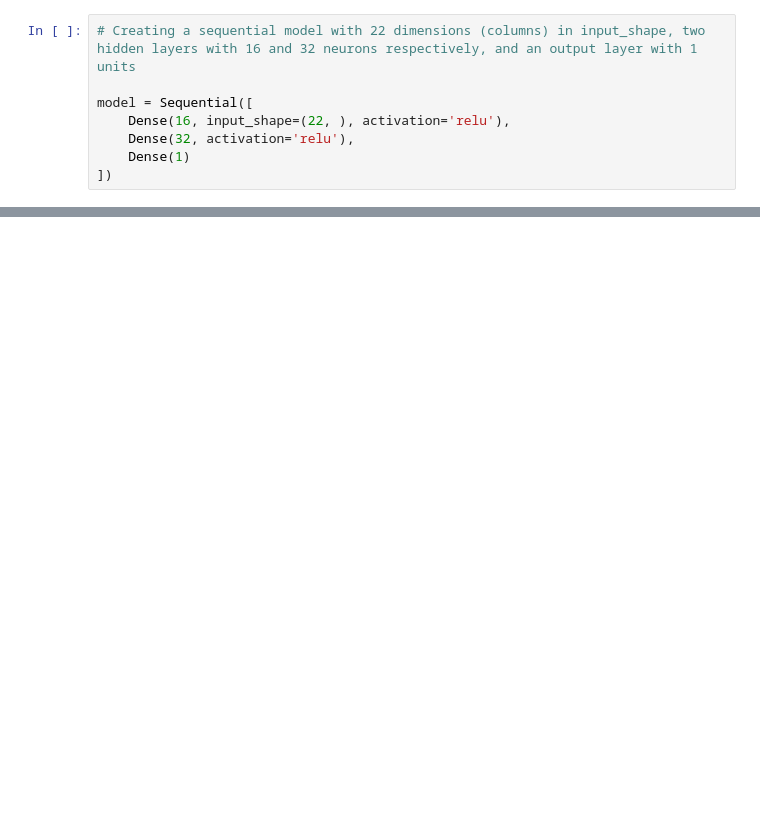
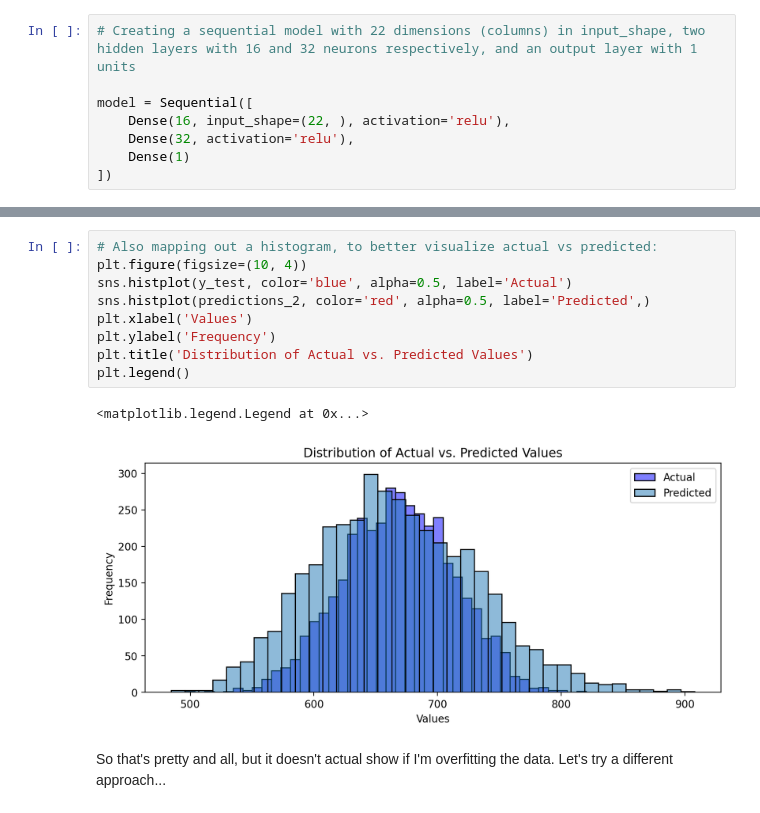
Before and after one commit to gbauer-at-sandiego-edu/AAI-501-Group-4, a Jupyter notebook: Team 4 Jupyter Notebook.ipynb, the cells around one changed output, grey strips where cells are left out. Drawn from its saved outputs; the diff is of its cells as text; blank space fills up the shorter version.

```diff
--- a/Team 4 Jupyter Notebook.ipynb
+++ b/Team 4 Jupyter Notebook.ipynb
@@ -246,0 +228,14 @@ Epoch 20/20
+# %%
+# Also mapping out a histogram, to better visualize actual vs predicted:
+plt.figure(figsize=(10, 4))
+sns.histplot(y_test, color='blue', alpha=0.5, label='Actual')
+sns.histplot(predictions_2, color='red', alpha=0.5, label='Predicted',)
+plt.xlabel('Values')
+plt.ylabel('Frequency')
+plt.title('Distribution of Actual vs. Predicted Values')
+plt.legend()
+# %% [output]
+<matplotlib.legend.Legend at 0x...>
+[figure, added]
+# %% [markdown]
+So that's pretty and all, but it doesn't actual show if I'm overfitting the data.  Let's try a different approach...
```
Also changed, not shown: parts of 23 cells of this notebook.
